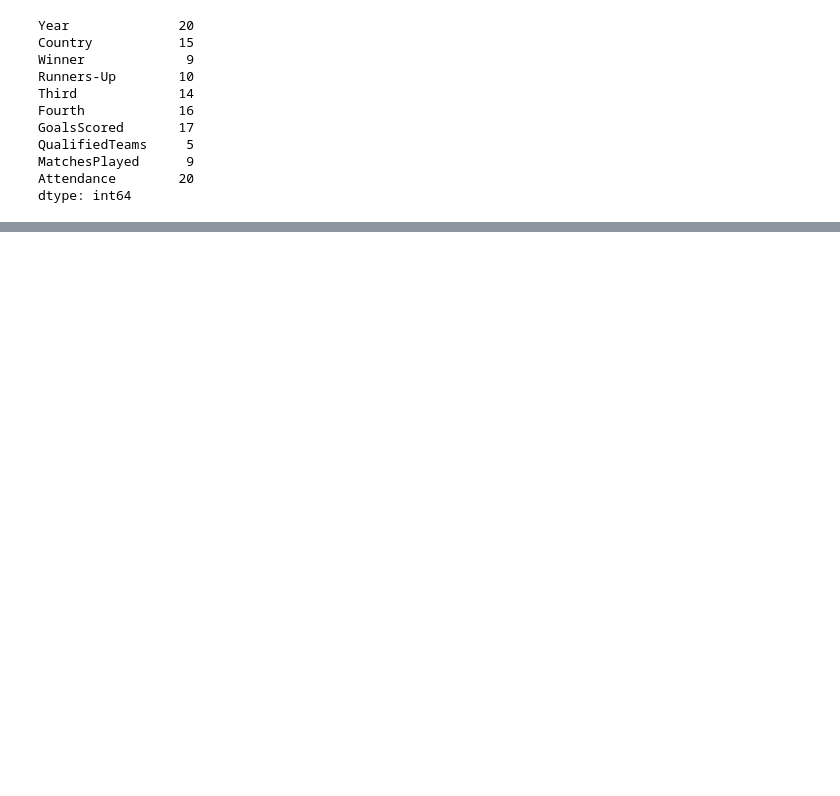
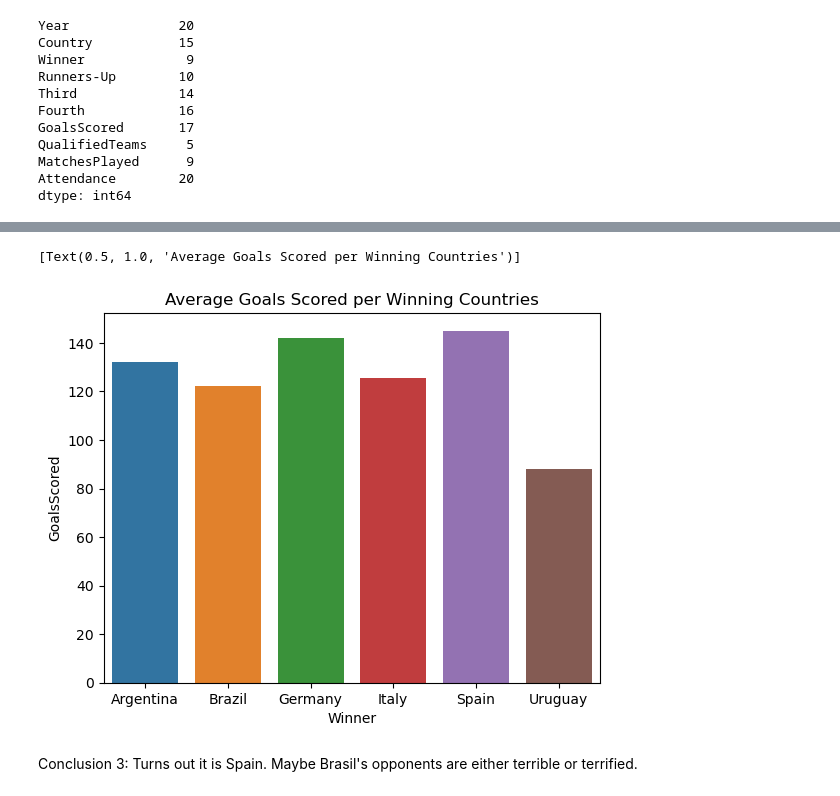
Before and after one commit to ubco-W2022T1-cosc301/project-group49, a Jupyter notebook: notebooks/analysis2-Cherry_v2.ipynb, the cells around one changed output, grey strips where cells are left out. Saved outputs shown, nothing was run; the diff lists cells and outputs as text; code cells hidden in the pictures; blank space fills up the shorter version.

```diff
--- a/notebooks/analysis2-Cherry_v2.ipynb
+++ b/notebooks/analysis2-Cherry_v2.ipynb
@@ -87,0 +132,3 @@ Here we can clearly see that Brazil wins the most cup (the legend is real after
+# %%
+df2=df.drop("Year", axis=1).groupby("Winner").mean().reset_index()
+df2
@@ -87,0 +143,7 @@ Here we can clearly see that Brazil wins the most cup (the legend is real after
+# %%
+sns.barplot(x='Winner',y='GoalsScored',data=df2).set(title="Average Goals Scored per Winning Countries")
+# %% [output]
+[Text(0.5, 1.0, 'Average Goals Scored per Winning Countries')]
+[figure, added]
+# %% [markdown]
+Conclusion 3: Turns out it is Spain. Maybe Brasil's opponents are either terrible or terrified.
```
Also changed, not shown: parts of 16 cells of this notebook, 6 other files.
